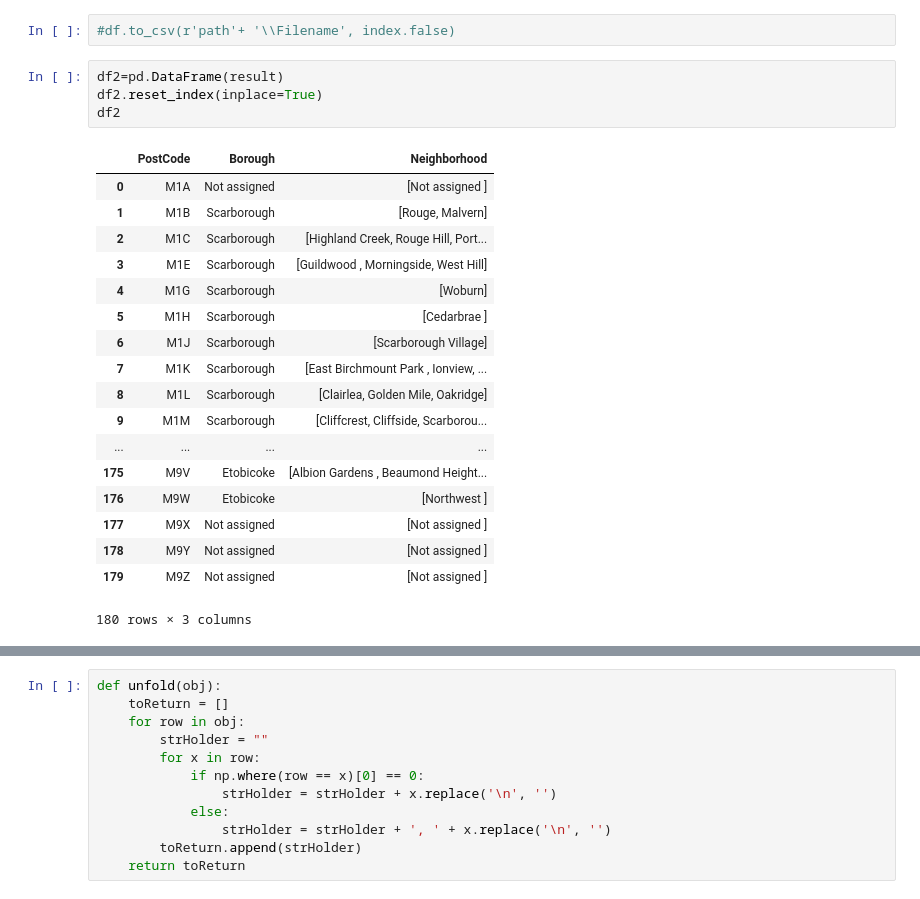
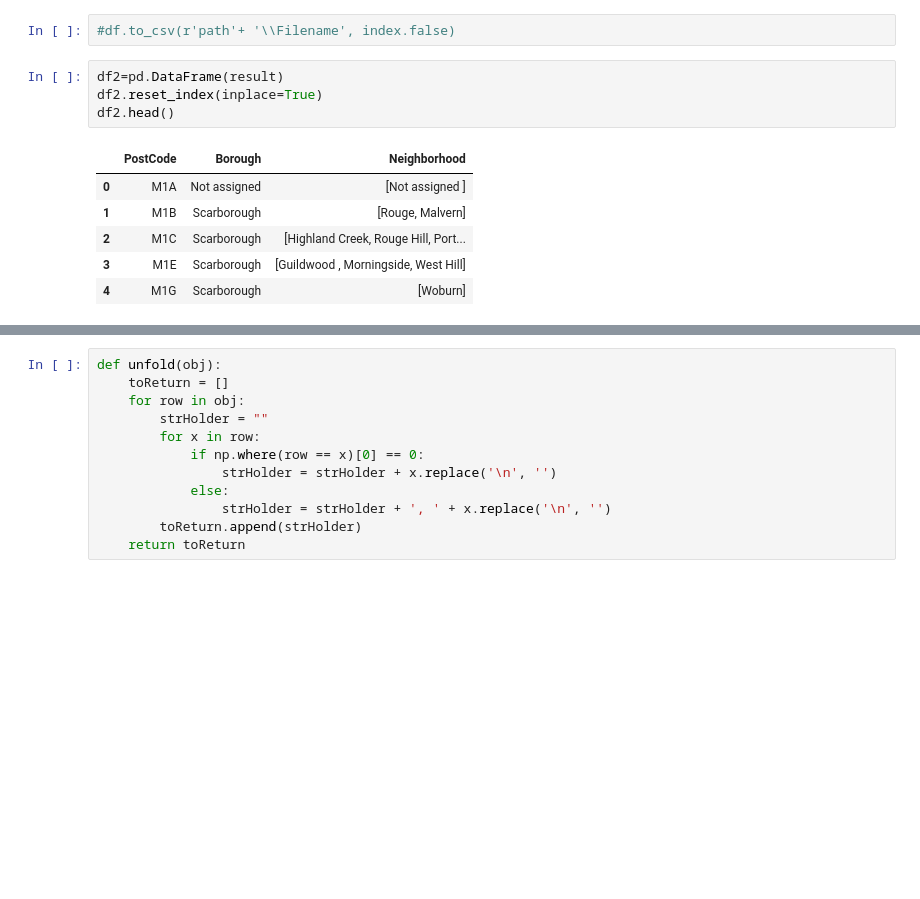
Before and after one commit to DrBG/Coursera_Capstone, a Jupyter notebook: Neighbourhoods in Toronto.ipynb, the cells around one changed output, grey strips where cells are left out. Saved outputs shown, nothing was run; the diff lists cells and outputs as text; blank space fills up the shorter version.

```diff
--- a/Neighbourhoods in Toronto.ipynb
+++ b/Neighbourhoods in Toronto.ipynb
@@ -117,23 +69,11 @@ Name: Neighborhood, Length: 180, dtype: object
 # %%
 df2=pd.DataFrame(result)
 df2.reset_index(inplace=True)
-df2
+df2.head()
 # %% [output]
 |  | PostCode | Borough | Neighborhood |
 | 0 | M1A | Not assigned | [Not assigned ] |
 | 1 | M1B | Scarborough | [Rouge, Malvern] |
 | 2 | M1C | Scarborough | [Highland Creek, Rouge Hill, Port... |
 | 3 | M1E | Scarborough | [Guildwood , Morningside, West Hill] |
 | 4 | M1G | Scarborough | [Woburn] |
-| 5 | M1H | Scarborough | [Cedarbrae ] |
-| 6 | M1J | Scarborough | [Scarborough Village] |
-| 7 | M1K | Scarborough | [East Birchmount Park , Ionview, ... |
-| 8 | M1L | Scarborough | [Clairlea, Golden Mile, Oakridge] |
-| 9 | M1M | Scarborough | [Cliffcrest, Cliffside, Scarborou... |
-| ... | ... | ... | ... |
-| 175 | M9V | Etobicoke | [Albion Gardens , Beaumond Height... |
-| 176 | M9W | Etobicoke | [Northwest ] |
-| 177 | M9X | Not assigned | [Not assigned ] |
-| 178 | M9Y | Not assigned | [Not assigned ] |
-| 179 | M9Z | Not assigned | [Not assigned ] |
-180 rows × 3 columns
```
Also changed, not shown: parts of 11 cells of this notebook.
